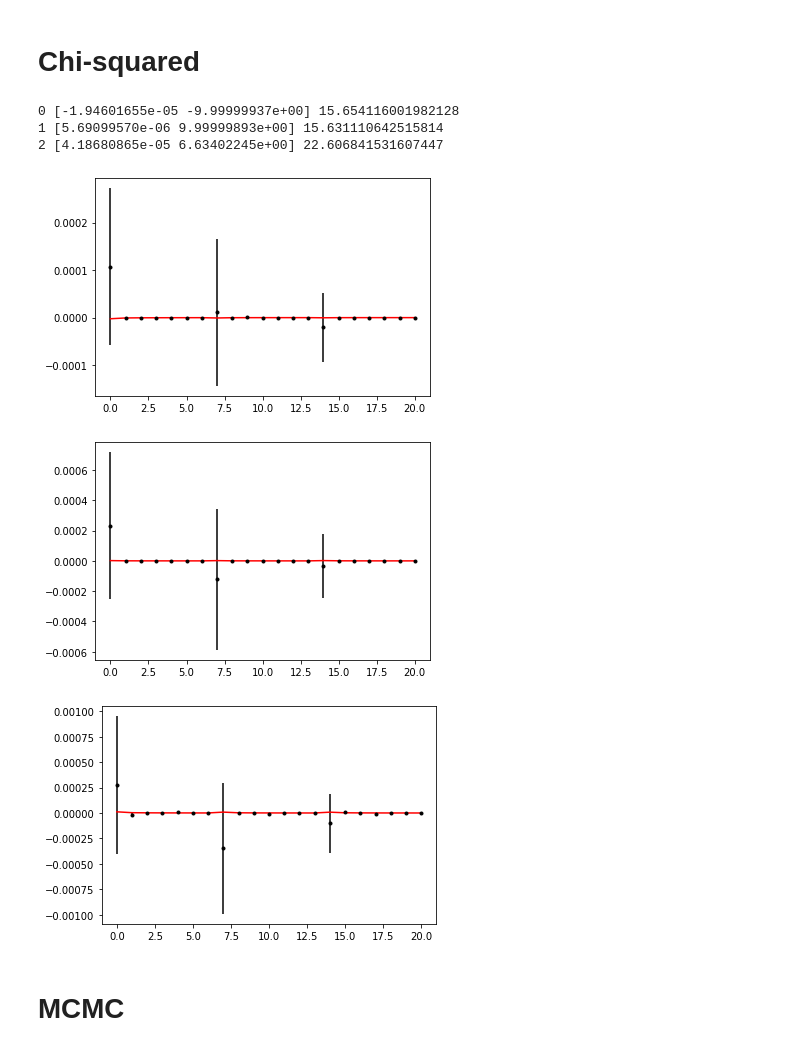
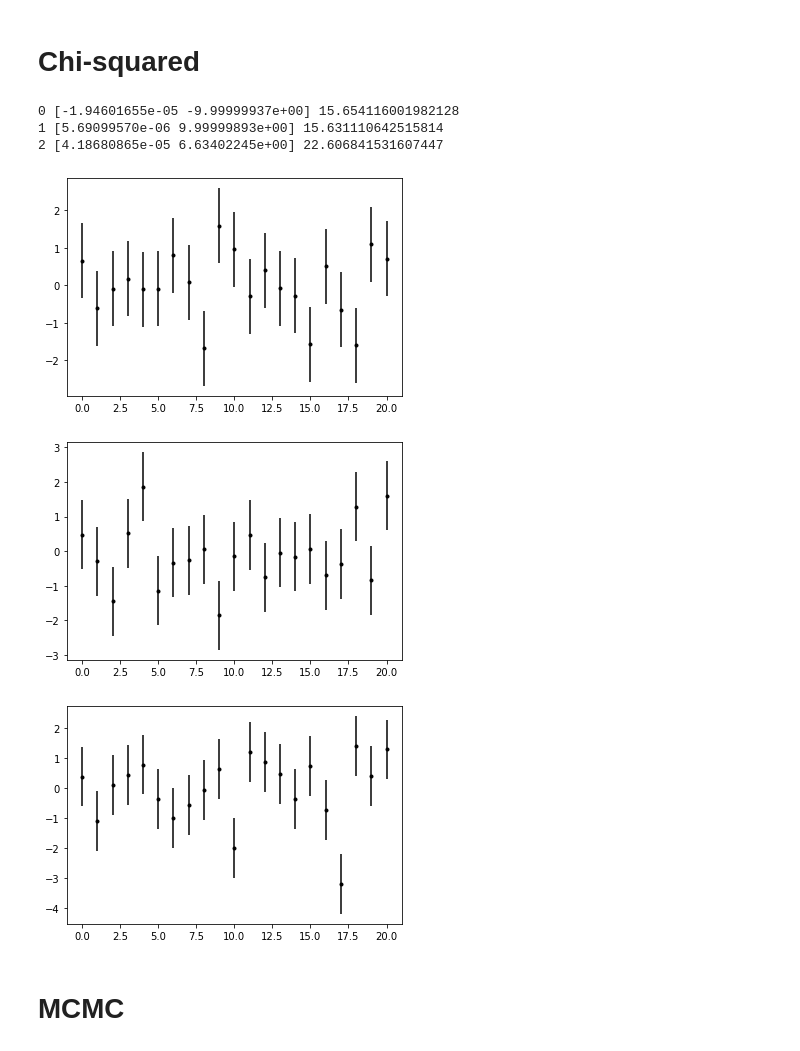
Before and after one commit to BenGPatterson/NeutrinoCrossCorrelations, a Jupyter notebook: ParameterInferenceCCLDavid.ipynb, the cells around one changed output. Saved outputs shown, nothing was run; the diff lists cells and outputs as text; code cells hidden in the pictures.

```diff
--- a/ParameterInferenceCCLDavid.ipynb
+++ b/ParameterInferenceCCLDavid.ipynb
@@ -168,19 +168,19 @@ def chi2(p, d, icov, alpha_prior=10):
 # %%
 # Finds 'best fit' values of A, alpha for each cross-correlation
 A_BF = np.empty(nEbins)
 alpha_BF = np.empty(nEbins)
 
 for i, (cl, icov, cov) in enumerate(zip(cls, icovs, covs)):
     x = minimize(chi2, [1, 1], args=(cl, icov), method='Powell').x
     print(i, x, chi2(x, cl, icov))
     A_BF[i], alpha_BF[i] = x
     plt.figure()
-    plt.errorbar(np.arange(len(cl)), cl-model(A_BF[i], alpha_BF[i]), yerr=np.sqrt(np.diag(cov)), fmt='k.')
-    plt.plot(np.arange(len(cl)), model(A_BF[i], alpha_BF[i]), 'r-')
+    plt.errorbar(np.arange(len(cl)), (cl-model(A_BF[i], alpha_BF[i]))/np.sqrt(np.diag(cov)),
+                 yerr=np.ones_like(cl), fmt='k.')
 # %% [output]
 0 [-1.94601655e-05 -9.99999937e+00] 15.654116001982128
 1 [5.69099570e-06 9.99999893e+00] 15.631110642515814
 2 [4.18680865e-05 6.63402245e+00] 22.606841531607447
-[figure, old version]
+[figure, new version]
-[figure, old version]
+[figure, new version]
-[figure, old version]
+[figure, new version]
```
Also changed, not shown: parts of 5 cells of this notebook.
